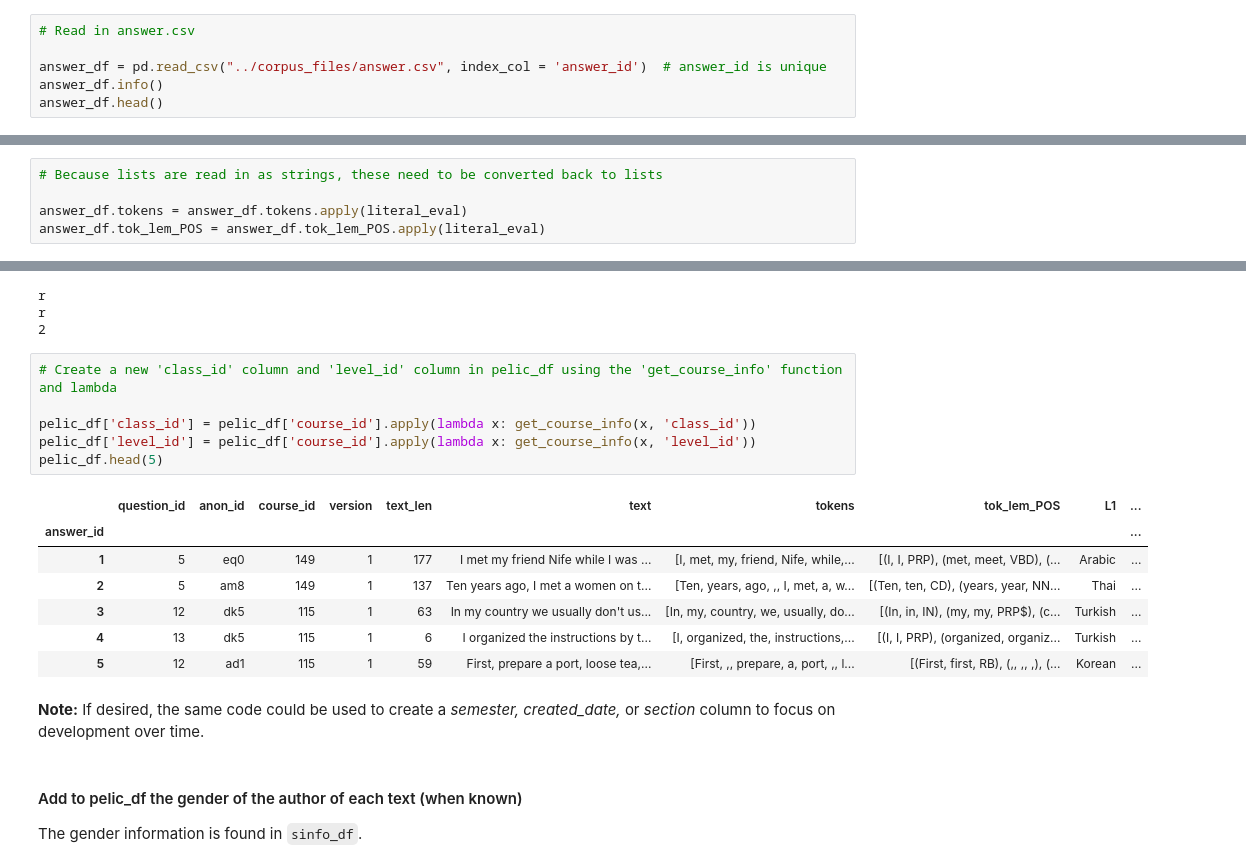
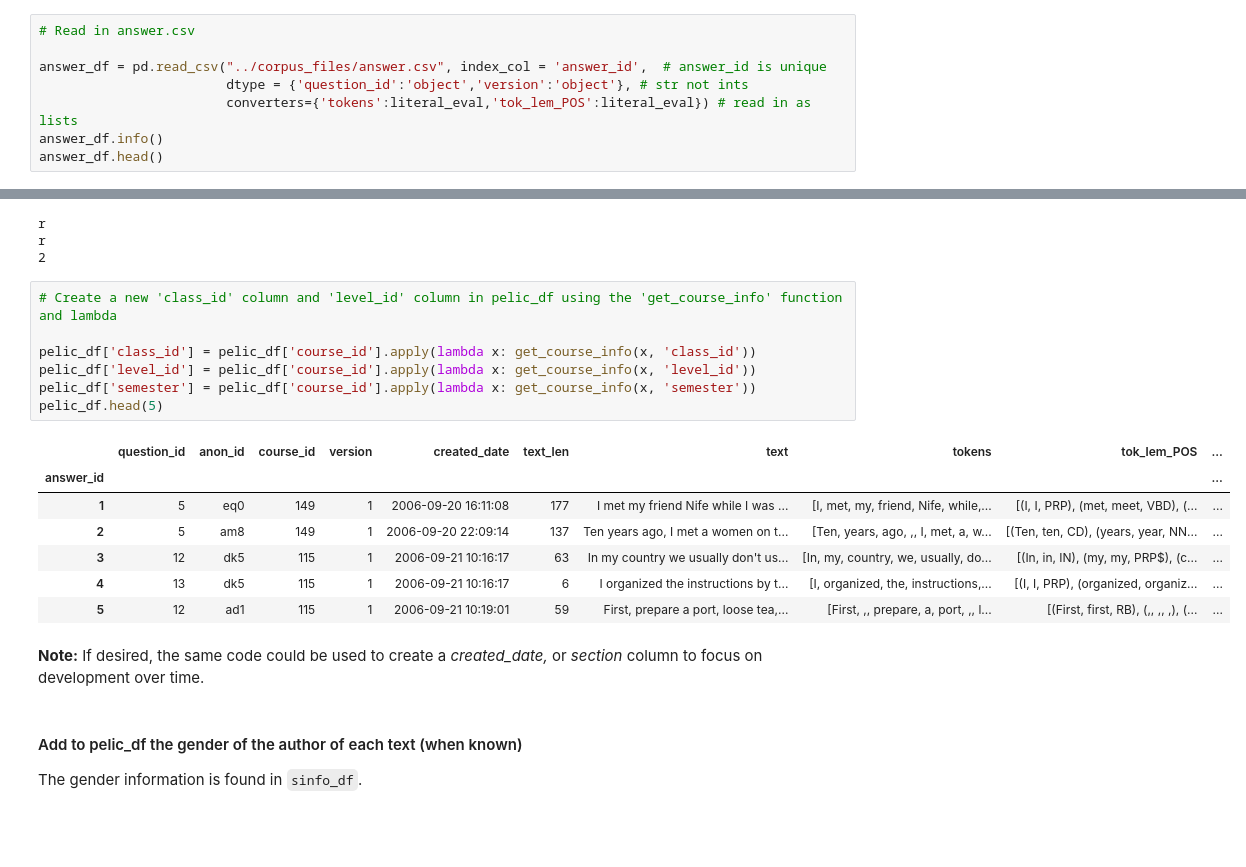
Before and after one commit to ELI-Data-Mining-Group/PELIC-dataset, a Jupyter notebook: tutorials/build_PELIC_compiled.ipynb, the cells around one changed output, grey strips where cells are left out. Drawn from its saved outputs; the diff is of its cells as text; blank space fills up the shorter version.

```diff
--- a/tutorials/build_PELIC_compiled.ipynb
+++ b/tutorials/build_PELIC_compiled.ipynb
@@ -33,7 +33,9 @@ The three necessary csv files are found in the [`corpus_files`](https://github.c
 # %%
 # Read in answer.csv
 
-answer_df = pd.read_csv("../corpus_files/answer.csv", index_col = 'answer_id')  # answer_id is unique
+answer_df = pd.read_csv("../corpus_files/answer.csv", index_col = 'answer_id',  # answer_id is unique
+                        dtype = {'question_id':'object','version':'object'}, # str not ints
+                        converters={'tokens':literal_eval,'tok_lem_POS':literal_eval}) # read in as lists
 answer_df.info()
 answer_df.head()
 # %% [output]
@@ -62,8 +65,3 @@ memory usage: 3.2+ MB
-# %%
-# Because lists are read in as strings, these need to be converted back to lists
-
-answer_df.tokens = answer_df.tokens.apply(literal_eval)
-answer_df.tok_lem_POS = answer_df.tok_lem_POS.apply(literal_eval)
 # %%
 # Read in course.csv
 
@@ -199,19 +228,20 @@ r
 # %%
 # Create a new 'class_id' column and 'level_id' column in pelic_df using the 'get_course_info' function and lambda
 
 pelic_df['class_id'] = pelic_df['course_id'].apply(lambda x: get_course_info(x, 'class_id'))
 pelic_df['level_id'] = pelic_df['course_id'].apply(lambda x: get_course_info(x, 'level_id'))
+pelic_df['semester'] = pelic_df['course_id'].apply(lambda x: get_course_info(x, 'semester'))
 pelic_df.head(5)
 # %% [output]
-|  | question_id | anon_id | course_id | version | text_len | text | tokens | tok_lem_POS | L1 | ... |
+|  | question_id | anon_id | course_id | version | created_date | text_len | text | tokens | tok_lem_POS | ... |
 | answer_id |  |  |  |  |  |  |  |  |  | ... |
-| 1 | 5 | eq0 | 149 | 1 | 177 | I met my friend Nife while I was ... | [I, met, my, friend, Nife, while,... | [(I, I, PRP), (met, meet, VBD), (... | Arabic | ... |
-| 2 | 5 | am8 | 149 | 1 | 137 | Ten years ago, I met a women on t... | [Ten, years, ago, ,, I, met, a, w... | [(Ten, ten, CD), (years, year, NN... | Thai | ... |
-| 3 | 12 | dk5 | 115 | 1 | 63 | In my country we usually don't us... | [In, my, country, we, usually, do... | [(In, in, IN), (my, my, PRP$), (c... | Turkish | ... |
-| 4 | 13 | dk5 | 115 | 1 | 6 | I organized the instructions by t... | [I, organized, the, instructions,... | [(I, I, PRP), (organized, organiz... | Turkish | ... |
-| 5 | 12 | ad1 | 115 | 1 | 59 | First, prepare a port, loose tea,... | [First, ,, prepare, a, port, ,, l... | [(First, first, RB), (,, ,, ,), (... | Korean | ... |
+| 1 | 5 | eq0 | 149 | 1 | 2006-09-20 16:11:08 | 177 | I met my friend Nife while I was ... | [I, met, my, friend, Nife, while,... | [(I, I, PRP), (met, meet, VBD), (... | ... |
+| 2 | 5 | am8 | 149 | 1 | 2006-09-20 22:09:14 | 137 | Ten years ago, I met a women on t... | [Ten, years, ago, ,, I, met, a, w... | [(Ten, ten, CD), (years, year, NN... | ... |
+| 3 | 12 | dk5 | 115 | 1 | 2006-09-21 10:16:17 | 63 | In my country we usually don't us... | [In, my, country, we, usually, do... | [(In, in, IN), (my, my, PRP$), (c... | ... |
+| 4 | 13 | dk5 | 115 | 1 | 2006-09-21 10:16:17 | 6 | I organized the instructions by t... | [I, organized, the, instructions,... | [(I, I, PRP), (organized, organiz... | ... |
+| 5 | 12 | ad1 | 115 | 1 | 2006-09-21 10:19:01 | 59 | First, prepare a port, loose tea,... | [First, ,, prepare, a, port, ,, l... | [(First, first, RB), (,, ,, ,), (... | ... |
 # %% [markdown]
-**Note:** If desired, the same code could be used to create a _semester,_ _created\_date,_ or _section_ column to focus on development over time.
+**Note:** If desired, the same code could be used to create a _created\_date,_ or _section_ column to focus on development over time.
 # %% [markdown]
 #### Add to pelic_df the gender of the author of each text (when known)
 The gender information is found in `sinfo_df`.
```
Also changed, not shown: parts of 13 cells of this notebook, 5 other files.
